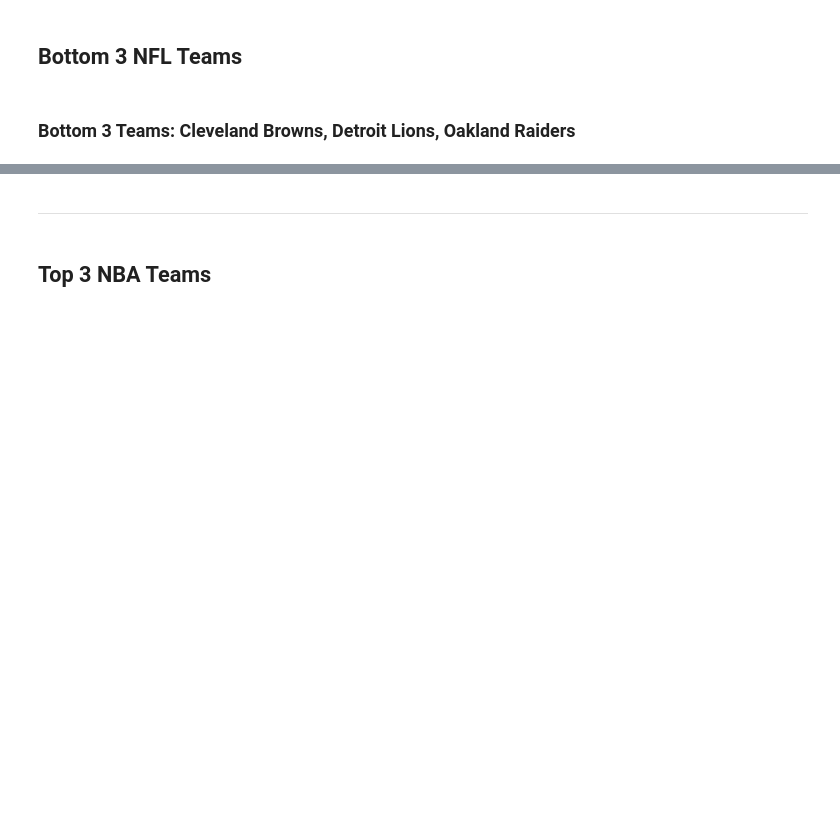
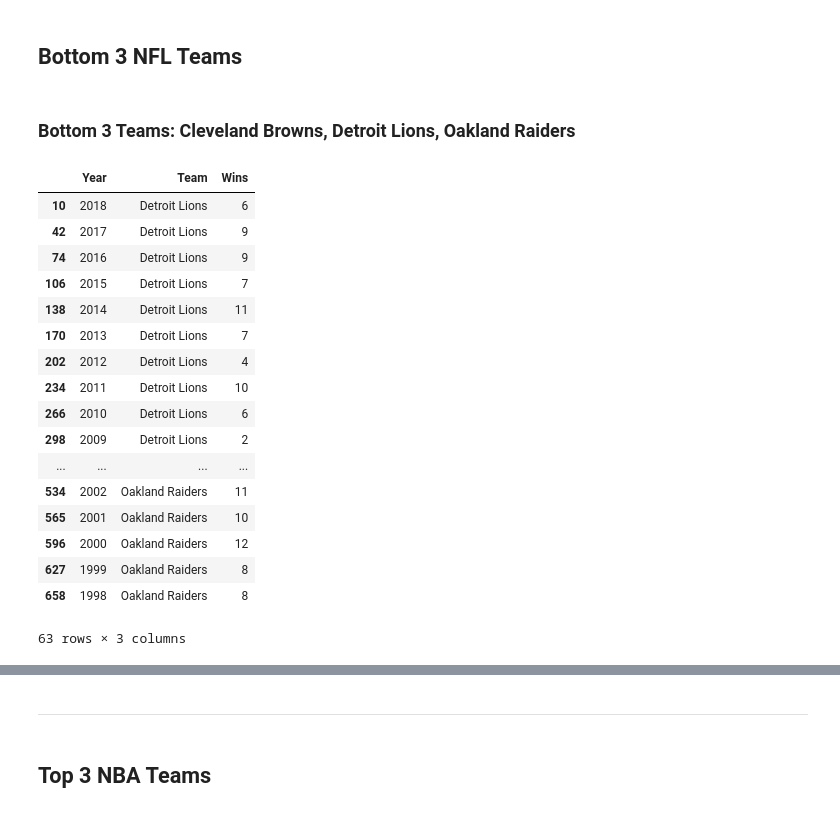
Before and after one commit to Git-hSin/TeamPerformanceCommImpact, a Jupyter notebook: tim_sports/tim_sports.ipynb, the cells around one changed output, grey strips where cells are left out. Drawn from its saved outputs; the diff is of its cells as text; code cells hidden in the pictures; blank space fills up the shorter version.

```diff
--- a/tim_sports/tim_sports.ipynb
+++ b/tim_sports/tim_sports.ipynb
@@ -360,13 +372,33 @@ plt.show()
 # %%
 #Bottom 3 VIsualization:
 
 #Create DF for each of the top 3 teams
+det_df = nfl_teams_df[nfl_teams_df.Team == "Detroit Lions"]
 cle_df = nfl_teams_df[nfl_teams_df.Team == "Cleveland Browns"]
-det_df = nfl_teams_df[nfl_teams_df.Team == "Detroit Lions"]
 oak_df = nfl_teams_df[nfl_teams_df.Team == "Oakland Raiders"]
 #Append the DF's
-nfl_bottom_append = cle_df.append(det_df)
+nfl_bottom_append = det_df.append(cle_df)
 bottom_3_nfl_teams = nfl_bottom_append.append(oak_df, ignore_index=False)
+bottom_3_nfl_teams
+# %% [output]
+|  | Year | Team | Wins |
+| 10 | 2018 | Detroit Lions | 6 |
+| 42 | 2017 | Detroit Lions | 9 |
+| 74 | 2016 | Detroit Lions | 9 |
+| 106 | 2015 | Detroit Lions | 7 |
+| 138 | 2014 | Detroit Lions | 11 |
+| 170 | 2013 | Detroit Lions | 7 |
+| 202 | 2012 | Detroit Lions | 4 |
+| 234 | 2011 | Detroit Lions | 10 |
+| 266 | 2010 | Detroit Lions | 6 |
+| 298 | 2009 | Detroit Lions | 2 |
+| ... | ... | ... | ... |
+| 534 | 2002 | Oakland Raiders | 11 |
+| 565 | 2001 | Oakland Raiders | 10 |
+| 596 | 2000 | Oakland Raiders | 12 |
+| 627 | 1999 | Oakland Raiders | 8 |
+| 658 | 1998 | Oakland Raiders | 8 |
+63 rows × 3 columns
 # %%
 #Plot
 bottom_3_nfl_teams_plot = sns.lineplot(data= bottom_3_nfl_teams, x = bottom_3_nfl_teams["Year"],\
```
Also changed, not shown: parts of 2 cells of this notebook, 1 other file.
